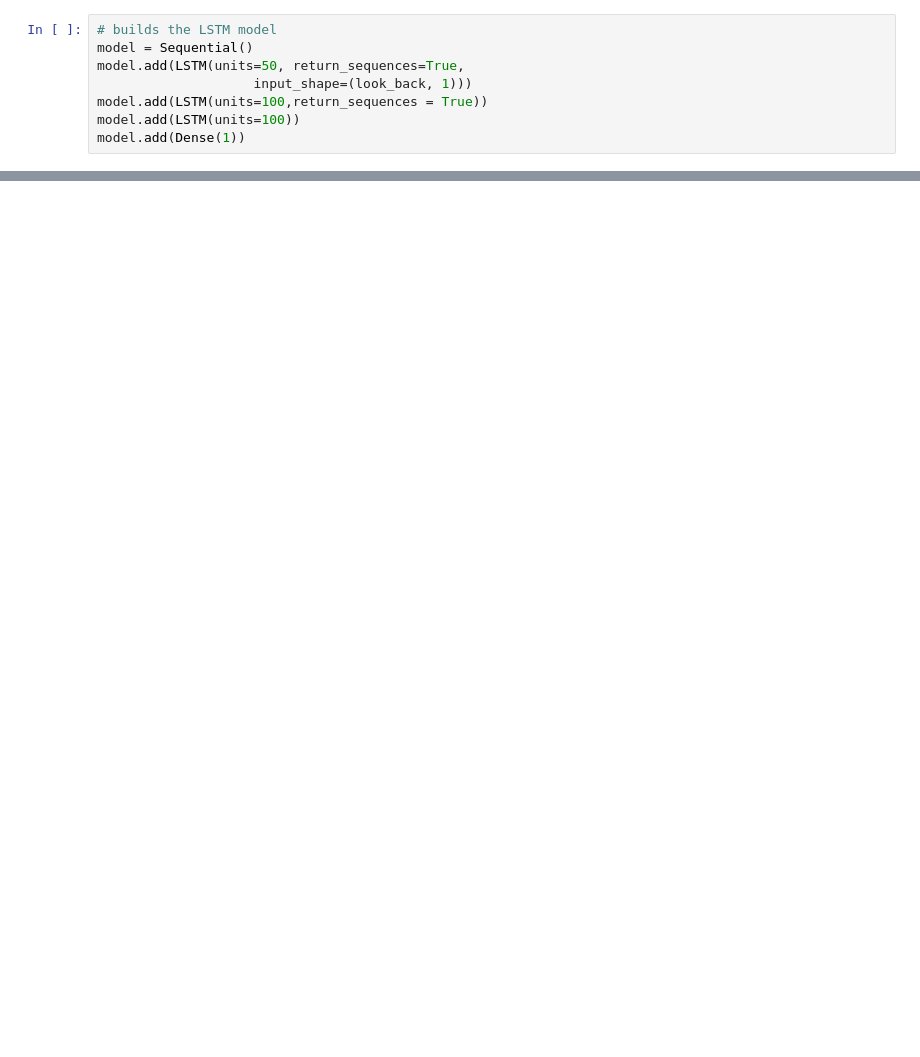
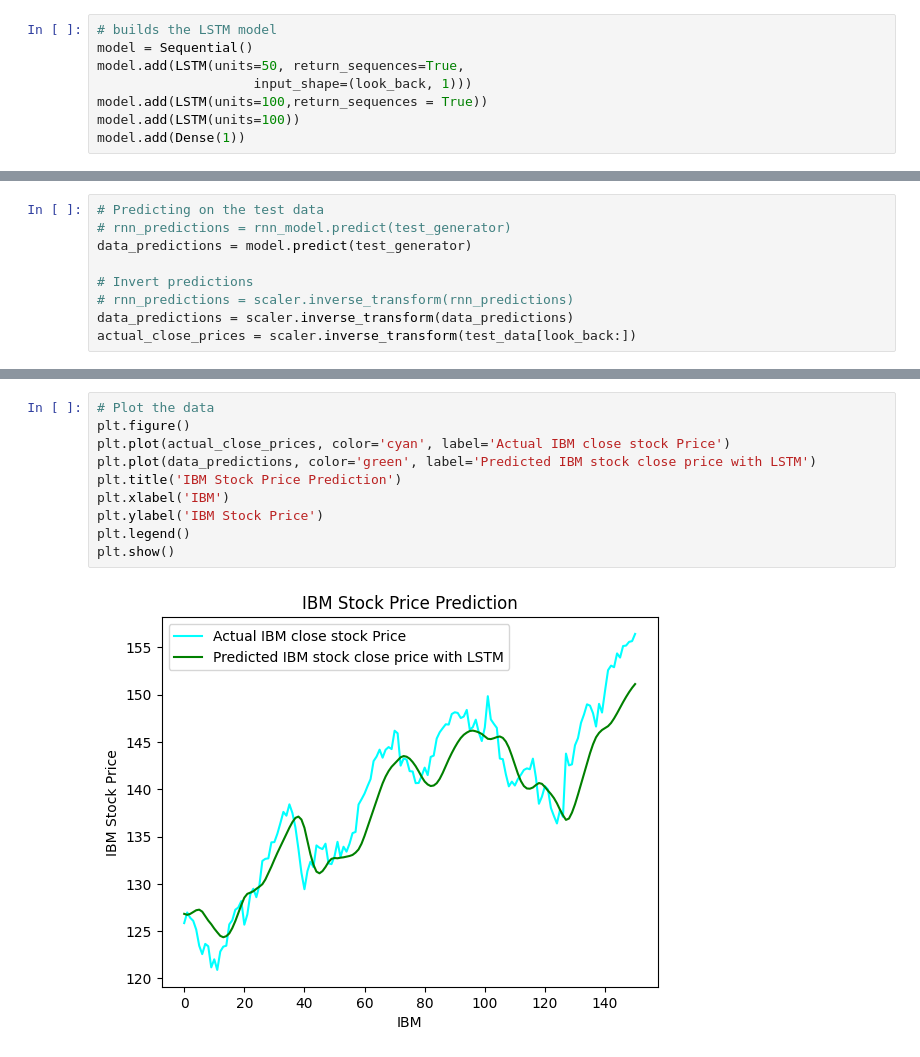
Before and after one commit to bksat90/StockPrediction, a Jupyter notebook: StockPrediction.ipynb, the cells around one changed output, grey strips where cells are left out. Saved outputs shown, nothing was run; the diff lists cells and outputs as text; blank space fills up the shorter version.

```diff
--- a/StockPrediction.ipynb
+++ b/StockPrediction.ipynb
@@ -85,0 +129,9 @@ Epoch 50/50
+# %%
+# Predicting on the test data
+# rnn_predictions = rnn_model.predict(test_generator)
+data_predictions = model.predict(test_generator)
+
+# Invert predictions
+# rnn_predictions = scaler.inverse_transform(rnn_predictions)
+data_predictions = scaler.inverse_transform(data_predictions)
+actual_close_prices = scaler.inverse_transform(test_data[look_back:])
@@ -85,0 +140,12 @@ Epoch 50/50
+# %%
+# Plot the data
+plt.figure()
+plt.plot(actual_close_prices, color='cyan', label='Actual IBM close stock Price')
+plt.plot(data_predictions, color='green', label='Predicted IBM stock close price with LSTM')
+plt.title('IBM Stock Price Prediction')
+plt.xlabel('IBM')
+plt.ylabel('IBM Stock Price')
+plt.legend()
+plt.show()
+# %% [output]
+[figure, added]
```
Also changed, not shown: parts of 8 cells of this notebook.
